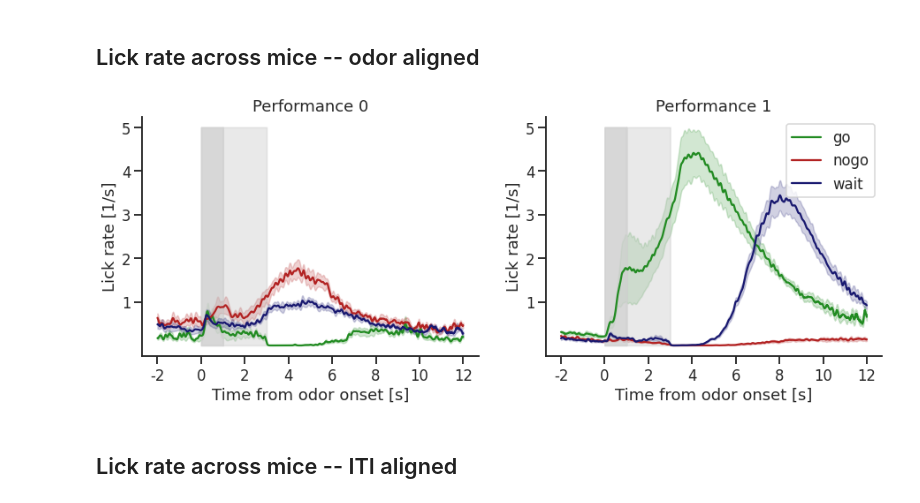
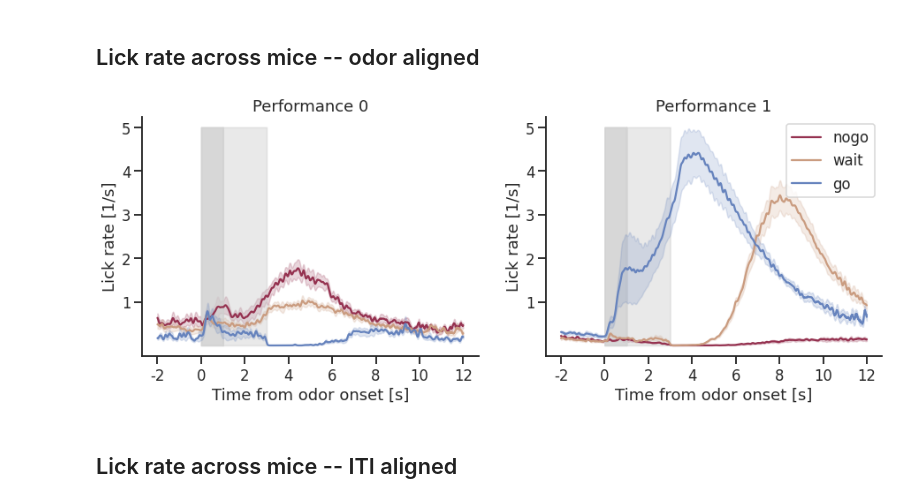
Before and after one commit to juhuntenburg/instrumental_conditioning, a Jupyter notebook: 03_Lick_data.ipynb, the cells around one changed output. Cells and saved outputs as stored; diff of their text form; code cells hidden in the pictures.

```diff
--- a/03_Lick_data.ipynb
+++ b/03_Lick_data.ipynb
@@ -99,7 +99,7 @@ for c in ['go', 'nogo', 'wait']:
         plt.vlines(np.where(licks_1[:,trial]==1)[0]-10000, idx+1, idx+2)
         idx+=1
 
-    plt.xlabel("sec from odor onset")
+    plt.xlabel("sec from ITI onset")
     plt.xticks([-10000, -5000, 0, 5000, 10000], [-10, -5, 0, 5, 10])
     plt.yticks([])
     plt.title(c.capitalize())
@@ -147,7 +147,7 @@ for c in ['go', 'nogo', 'wait']:
         plt.vlines(0, idx+1, idx+2, color="white")
         idx+=1
 
-    plt.xlabel("Decision Period")
+    plt.xlabel("sec from odor onset")
     plt.xticks([0,2000,4000,6000,8000,10000], [0,2,4,6,8,10])
     plt.yticks([])
     plt.title(c.capitalize())
@@ -171,9 +171,9 @@ for a in ['odor', 'iti']:
 # %%
 fig, ax = plt.subplots(1,2, figsize=(15,5))
 
-types = ['go', 'nogo', 'wait']
+types = ['nogo', 'wait', 'go']
 mice = ['SHA', 'TAY', 'UUU', 'VVV', 'WEY', 'YOU']
-colors = ['forestgreen', 'firebrick', 'midnightblue']
+colors = [sns.color_palette('twilight_shifted',10)[i] for i in [-2,-4,2]]
 performances = [0,1]
 
 
@@ -182,34 +182,34 @@ licks_all = np.load(data_dir+"odor_aligned/all_licks_smooth_50.npy")
 
 for c in range(len(types)):
     for p in performances:
 
         L = np.zeros((licks_all.shape[0], len(mice)))
         for m in range(len(mice)):
             idcs = df[(df['type']==types[c]) &
                       (df['performance']==p) &
                       (df['dataset'].str.contains(mice[m]))].index
             L[:,m] = np.nanmean(licks_all[:,idcs], axis=1)
 
         x = np.arange(-2000, 12000)
         y = np.nanmean(L[3000:17000], axis=1)
         sem = stats.sem(L[3000:17000], axis=1, nan_policy='omit')
 
         ax[p].plot(x, y, color=colors[c], label="{}".format(types[c]))
         ax[p].fill_between(np.arange(0,1000), np.zeros(1000), np.ones(1000)*0.005, color='lightgrey', alpha=0.5)
         ax[p].fill_between(np.arange(1000,3000), np.zeros(2000), np.ones(2000)*0.005, color='lightgrey', alpha=0.2)
         ax[p].fill_between(x, (y-sem), (y+sem), color=colors[c], alpha=.2)
         ax[p].set_xticks([-2000, 0, 2000, 4000,6000,8000,10000,12000])
         ax[p].set_xticklabels([-2,0,2,4,6,8,10,12])
         ax[p].set_xlabel('Time from odor onset [s]')
         ax[p].set_yticks([0.001, 0.002, 0.003, 0.004, 0.005])
         ax[p].set_yticklabels([1,2,3,4, 5])
         ax[p].set_ylabel('Lick rate [1/s]')
         ax[p].set_title('Performance {}'.format(performances[p]))
         sns.despine()
 
     ax[p].legend()
 # %% [output]
-[figure, old version]
+[figure, new version]
 # %% [markdown]
 ## Lick rate across mice -- ITI aligned
 # %%
```
Also changed, not shown: parts of 6 cells of this notebook, 1 other file.
